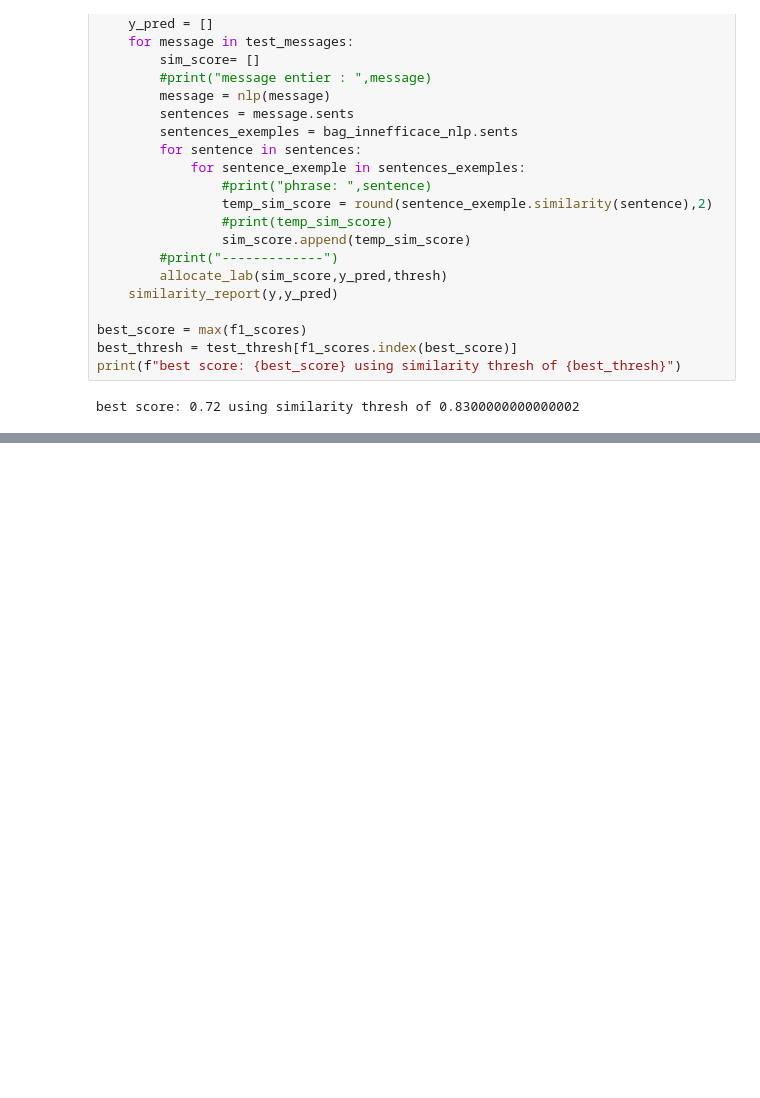
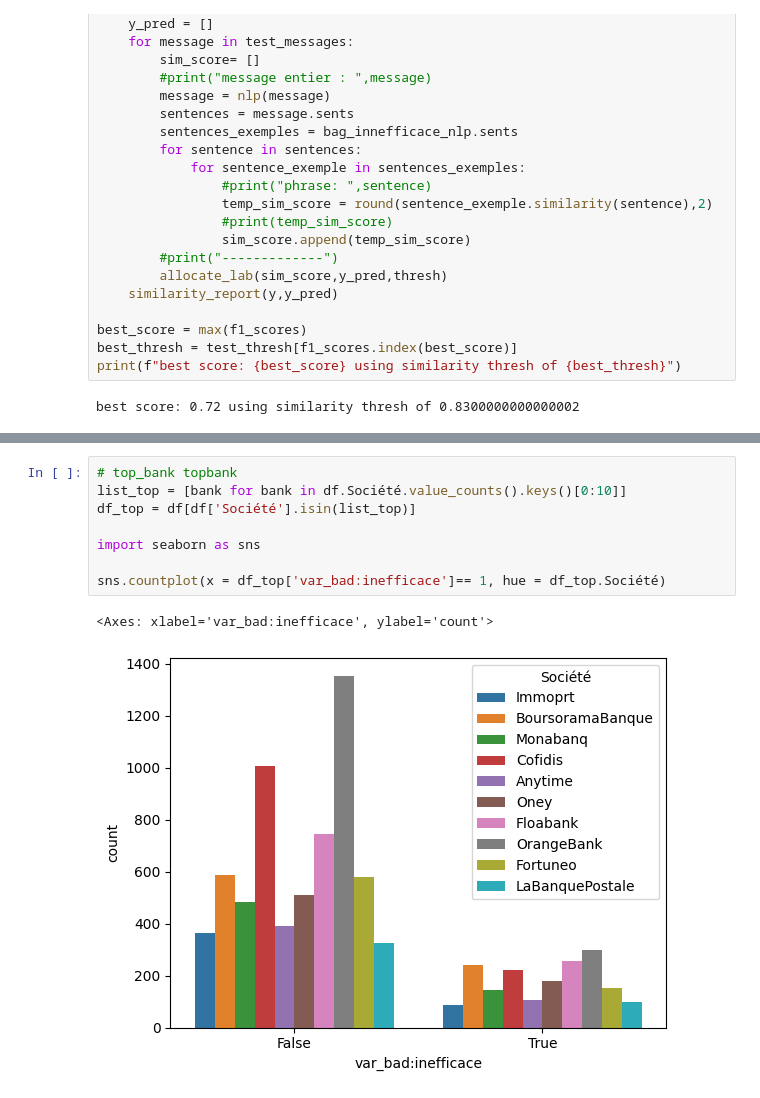
Before and after one commit to LeWaHe/SentiBank, a Jupyter notebook: notebooks/9_semantic_proximity.ipynb, the cells around one changed output, grey strips where cells are left out. Drawn from its saved outputs; the diff is of its cells as text; blank space fills up the shorter version.

```diff
--- a/notebooks/9_semantic_proximity.ipynb
+++ b/notebooks/9_semantic_proximity.ipynb
@@ -257,0 +291,11 @@ print(f"best score: {best_score} using similarity thresh of {best_thresh}")
+# %%
+# top_bank topbank
+list_top = [bank for bank in df.Société.value_counts().keys()[0:10]]
+df_top = df[df['Société'].isin(list_top)]
+
+import seaborn as sns
+
+sns.countplot(x = df_top['var_bad:inefficace']== 1, hue = df_top.Société)
+# %% [output]
+<Axes: xlabel='var_bad:inefficace', ylabel='count'>
+[figure, added]
```
Also changed, not shown: parts of 4 cells of this notebook, 33 other files.
